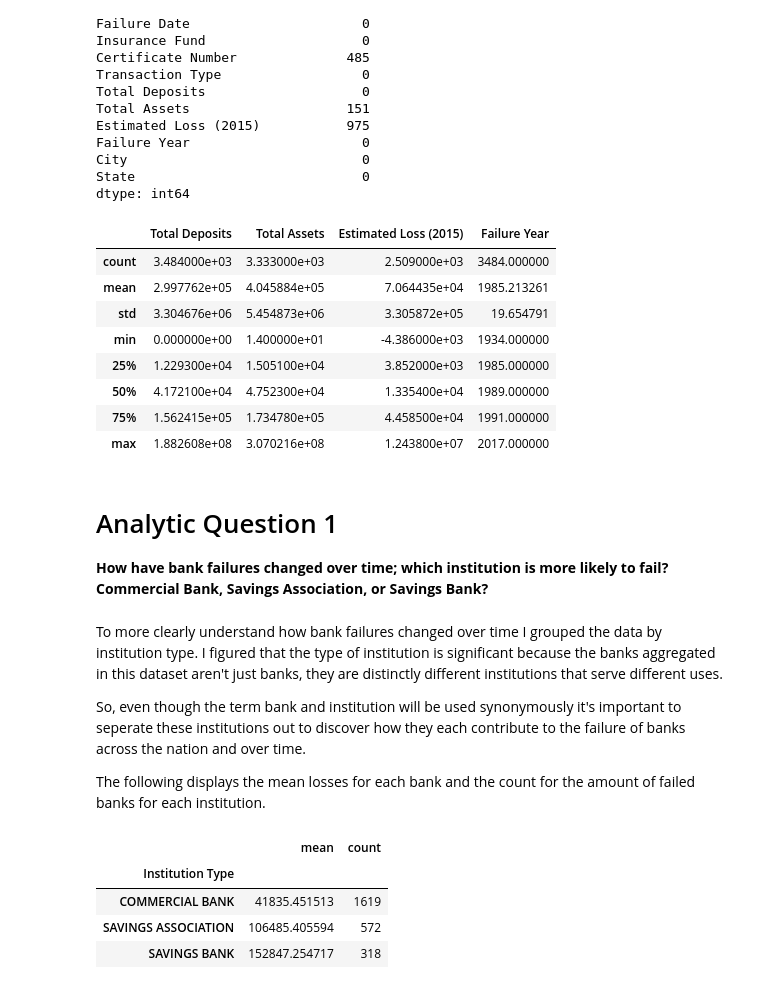
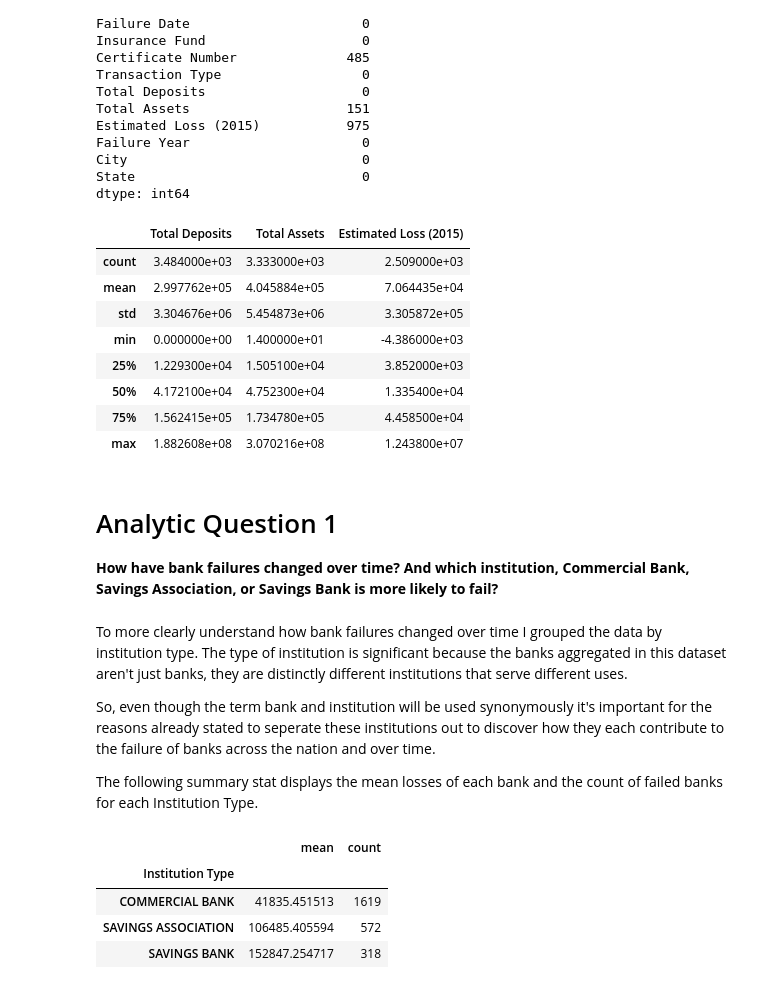
Before and after one commit to bar10009/Thinkful-Capstone-, a Jupyter notebook: Capstone Project 2018 (1).ipynb, the cells around one changed output. Drawn from its saved outputs; the diff is of its cells as text; code cells hidden in the pictures.

```diff
--- a/Capstone Project 2018 (1).ipynb
+++ b/Capstone Project 2018 (1).ipynb
@@ -99,26 +99,26 @@ State                             0
 dtype: int64
 # %%
 #Summary Statistics, these summarize and inform on the following values in my dataset
-banks[['Total Deposits', 'Total Assets', 'Estimated Loss (2015)', 'Failure Year']].describe()
+banks[['Total Deposits', 'Total Assets', 'Estimated Loss (2015)']].describe()
 # %% [output]
-|  | Total Deposits | Total Assets | Estimated Loss (2015) | Failure Year |
-| count | 3.484000e+03 | 3.333000e+03 | 2.509000e+03 | 3484.000000 |
-| mean | 2.997762e+05 | 4.045884e+05 | 7.064435e+04 | 1985.213261 |
-| std | 3.304676e+06 | 5.454873e+06 | 3.305872e+05 | 19.654791 |
-| min | 0.000000e+00 | 1.400000e+01 | -4.386000e+03 | 1934.000000 |
-| 25% | 1.229300e+04 | 1.505100e+04 | 3.852000e+03 | 1985.000000 |
-| 50% | 4.172100e+04 | 4.752300e+04 | 1.335400e+04 | 1989.000000 |
-| 75% | 1.562415e+05 | 1.734780e+05 | 4.458500e+04 | 1991.000000 |
-| max | 1.882608e+08 | 3.070216e+08 | 1.243800e+07 | 2017.000000 |
+|  | Total Deposits | Total Assets | Estimated Loss (2015) |
+| count | 3.484000e+03 | 3.333000e+03 | 2.509000e+03 |
+| mean | 2.997762e+05 | 4.045884e+05 | 7.064435e+04 |
+| std | 3.304676e+06 | 5.454873e+06 | 3.305872e+05 |
+| min | 0.000000e+00 | 1.400000e+01 | -4.386000e+03 |
+| 25% | 1.229300e+04 | 1.505100e+04 | 3.852000e+03 |
+| 50% | 4.172100e+04 | 4.752300e+04 | 1.335400e+04 |
+| 75% | 1.562415e+05 | 1.734780e+05 | 4.458500e+04 |
+| max | 1.882608e+08 | 3.070216e+08 | 1.243800e+07 |
 # %% [markdown]
 # Analytic Question 1
-**How have bank failures changed over time; which institution is more likely to fail? Commercial Bank, Savings Association, or Savings Bank?**
+**How have bank failures changed over time? And which institution, Commercial Bank, Savings Association, or Savings Bank is more likely to fail?**
 # %% [markdown]
-To more clearly understand how bank failures changed over time I grouped the data by institution type. I figured that the type of institution is significant because the banks aggregated in this dataset aren't just banks, they are distinctly different institutions that serve different uses.
+To more clearly understand how bank failures changed over time I grouped the data by institution type. The type of institution is significant because the banks aggregated in this dataset aren't just banks, they are distinctly different institutions that serve different uses.
 
-So, even though the term bank and institution will be used synonymously it's important to seperate these institutions out to discover how they each contribute to the failure of banks across the nation and over time.
+So, even though the term bank and institution will be used synonymously it's important for the reasons already stated to seperate these institutions out to discover how they each contribute to the failure of banks across the nation and over time.
 
-The following displays the mean losses for each bank and the count for the amount of failed banks for each institution.
+The following summary stat displays the mean losses of each bank and the count of failed banks for each Institution Type.
 # %%
 banks.groupby(['Institution Type'])['Estimated Loss (2015)'].agg(['mean', 'count'])
 # %% [output]
```
Also changed, not shown: parts of 22 cells of this notebook.
